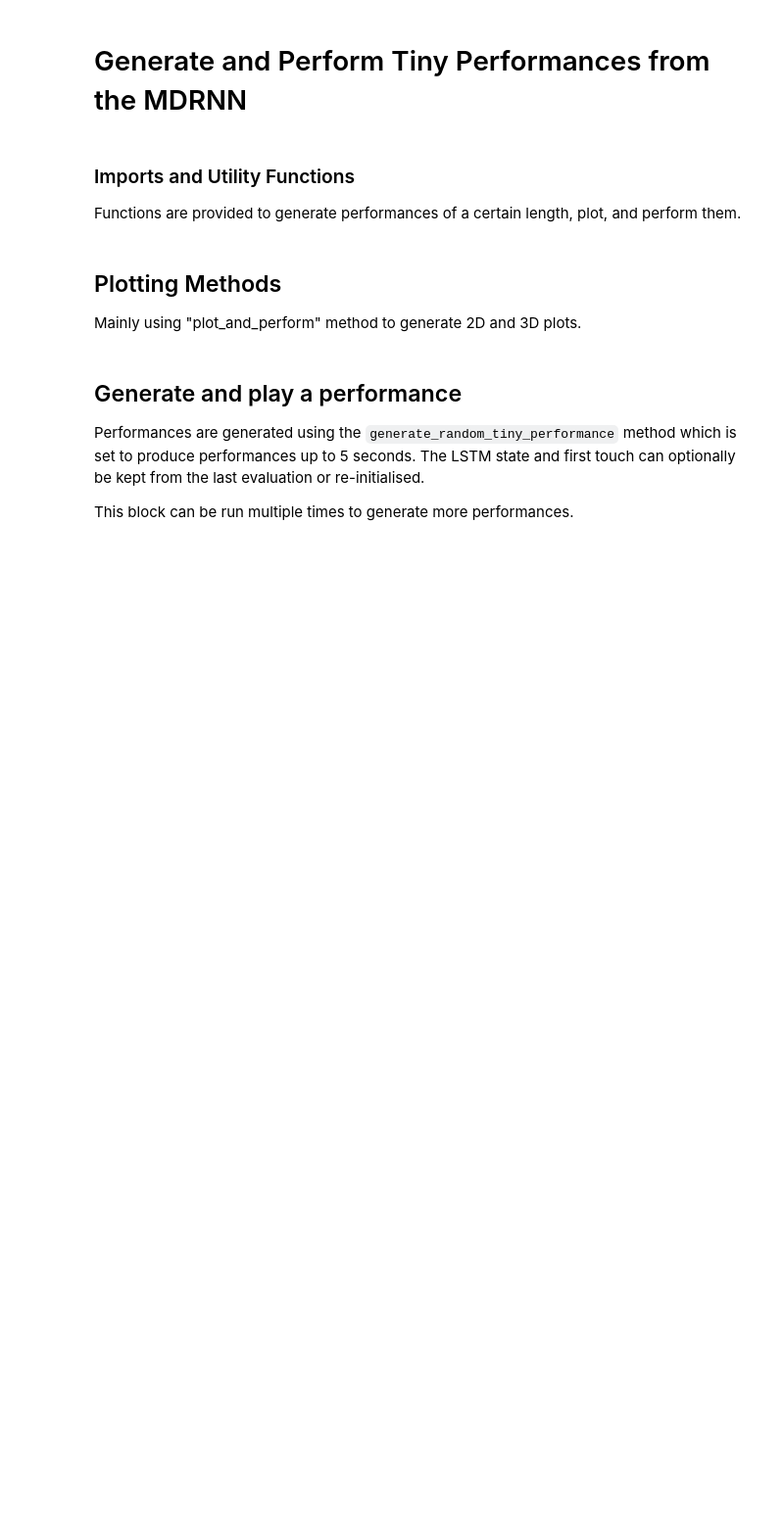
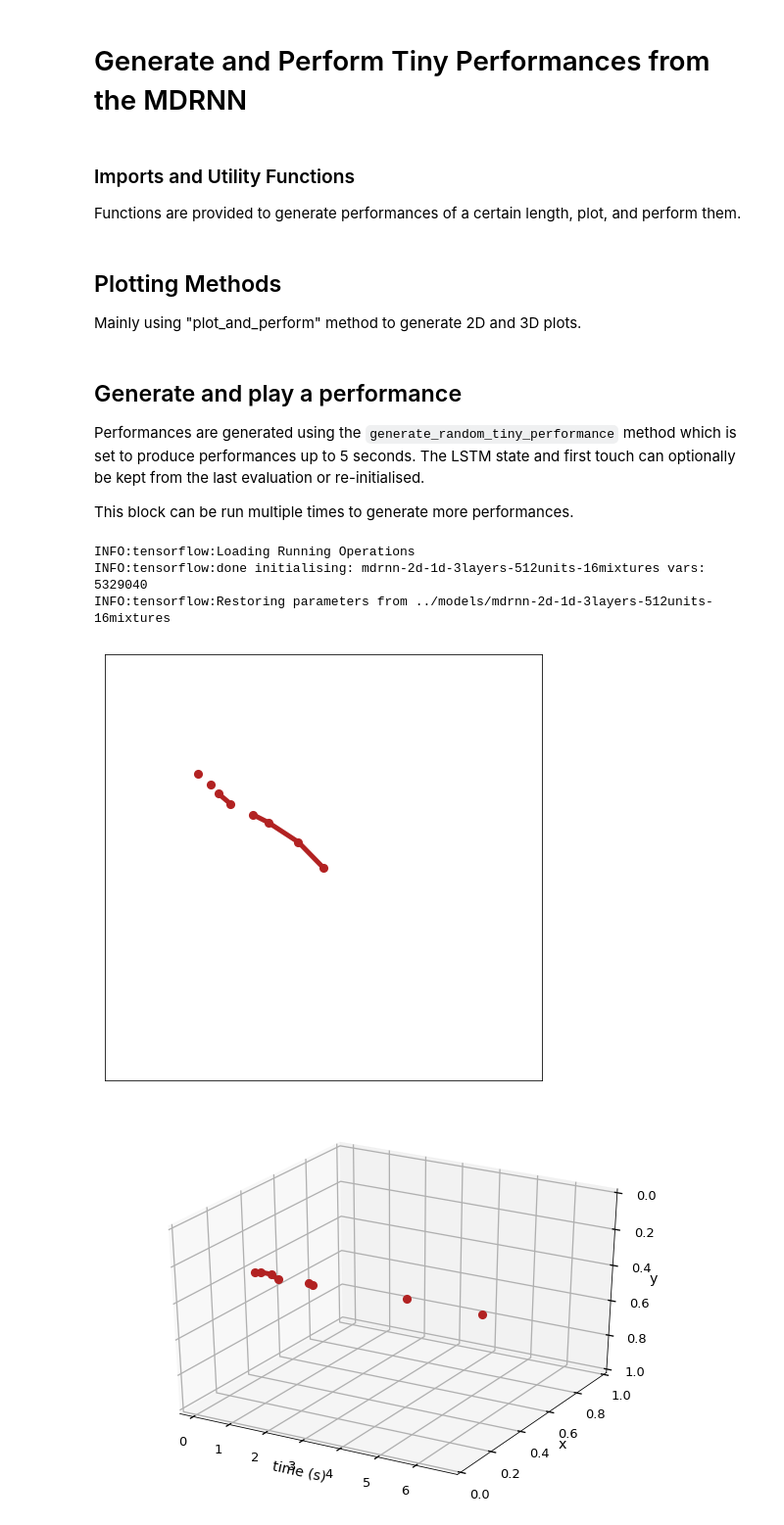
Before and after one commit to cpmpercussion/robojam, a Jupyter notebook: notebooks/generate_and_perform_with_robojam.ipynb, the cells around one changed output. Shown at 98% size. Saved outputs shown, nothing was run; the diff lists cells and outputs as text; code cells hidden in the pictures; blank space fills up the shorter version.

Commit message:
adding in notebooks and example generated performances

```diff
--- a/notebooks/generate_and_perform_with_robojam.ipynb
+++ b/notebooks/generate_and_perform_with_robojam.ipynb
@@ -145,4 +149,29 @@ def divide_performance_into_swipes(perf_df):
 Performances are generated using the `generate_random_tiny_performance` method which is set to produce performances up to 5 seconds. The LSTM state and first touch can optionally be kept from the last evaluation or re-initialised.
 
 This block can be run multiple times to generate more performances.
+# %%
+# Generate and play one unconditioned performance
+# Hyperparameters:
+HIDDEN_UNITS = 512
+LAYERS = 3
+MIXES = 16
+# Network
+net = robojam.MixtureRNN(mode=robojam.NET_MODE_RUN, n_hidden_units=HIDDEN_UNITS, n_mixtures=MIXES, batch_size=1, sequence_length=1, n_layers=LAYERS)
+osc_client.setSynth(instrument = "chirp")
+model_file = "../models/mdrnn-2d-1d-3layers-512units-16mixtures"
+TEMPERATURE = 1.00
+# Generate
+perf = robojam.generate_random_tiny_performance(net, np.array([0.5, 0.5, 0.1]), time_limit=5.0, temp=TEMPERATURE, model_file=model_file)
+# Plot and perform.
+perf_df = robojam.perf_array_to_df(perf)
+
+plot_2D(perf_df, saving=False)
+plot_3D(perf_df, saving=False)
+osc_client.playPerformance(perf_df)
+# %% [output]
+INFO:tensorflow:Loading Running Operations
+INFO:tensorflow:done initialising: mdrnn-2d-1d-3layers-512units-16mixtures vars: 5329040
+INFO:tensorflow:Restoring parameters from ../models/mdrnn-2d-1d-3layers-512units-16mixtures
+[figure, added]
+[figure, added]
 # %%
```
Also changed, not shown: parts of 9 cells of this notebook, 4 other files.
